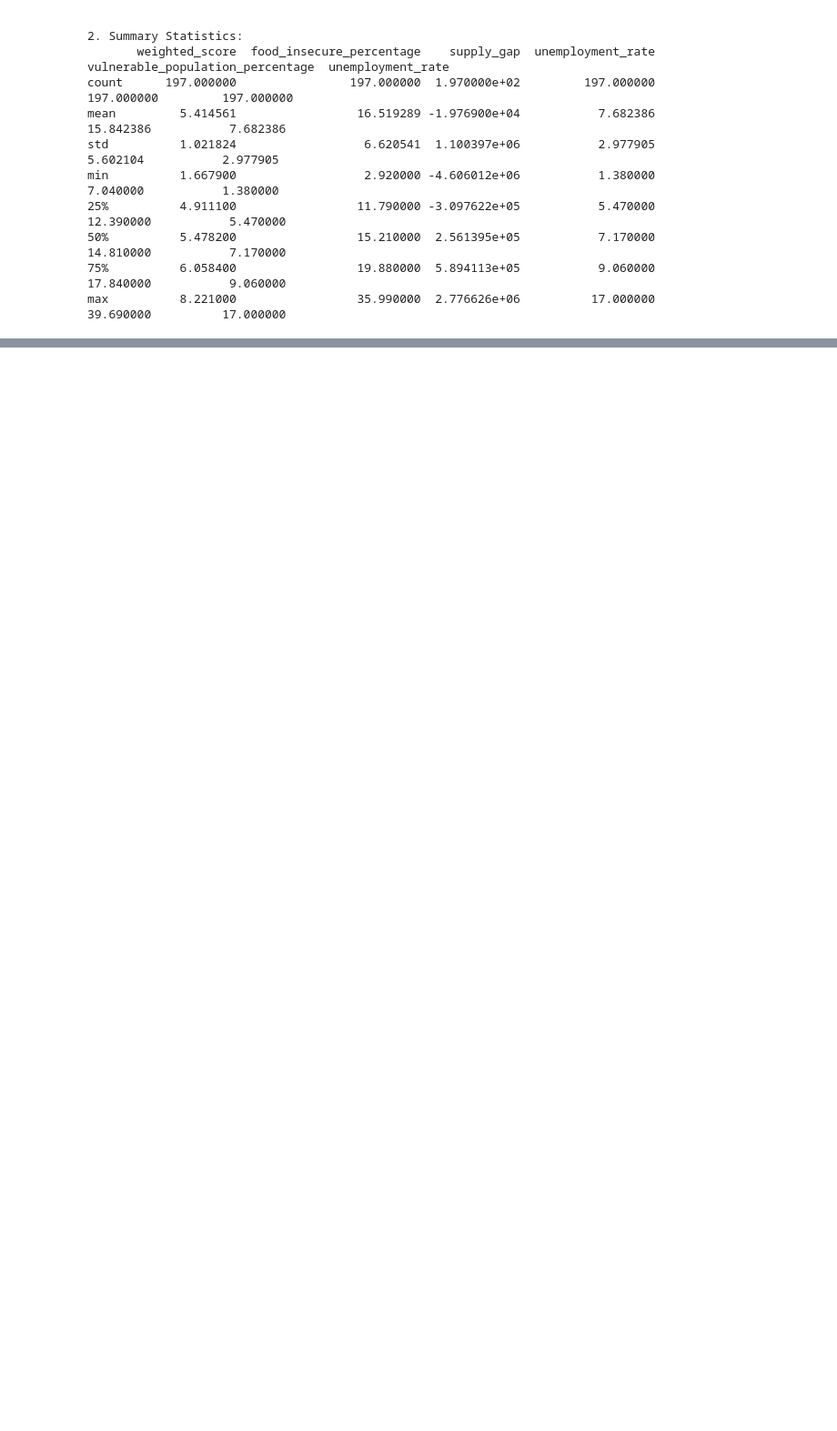
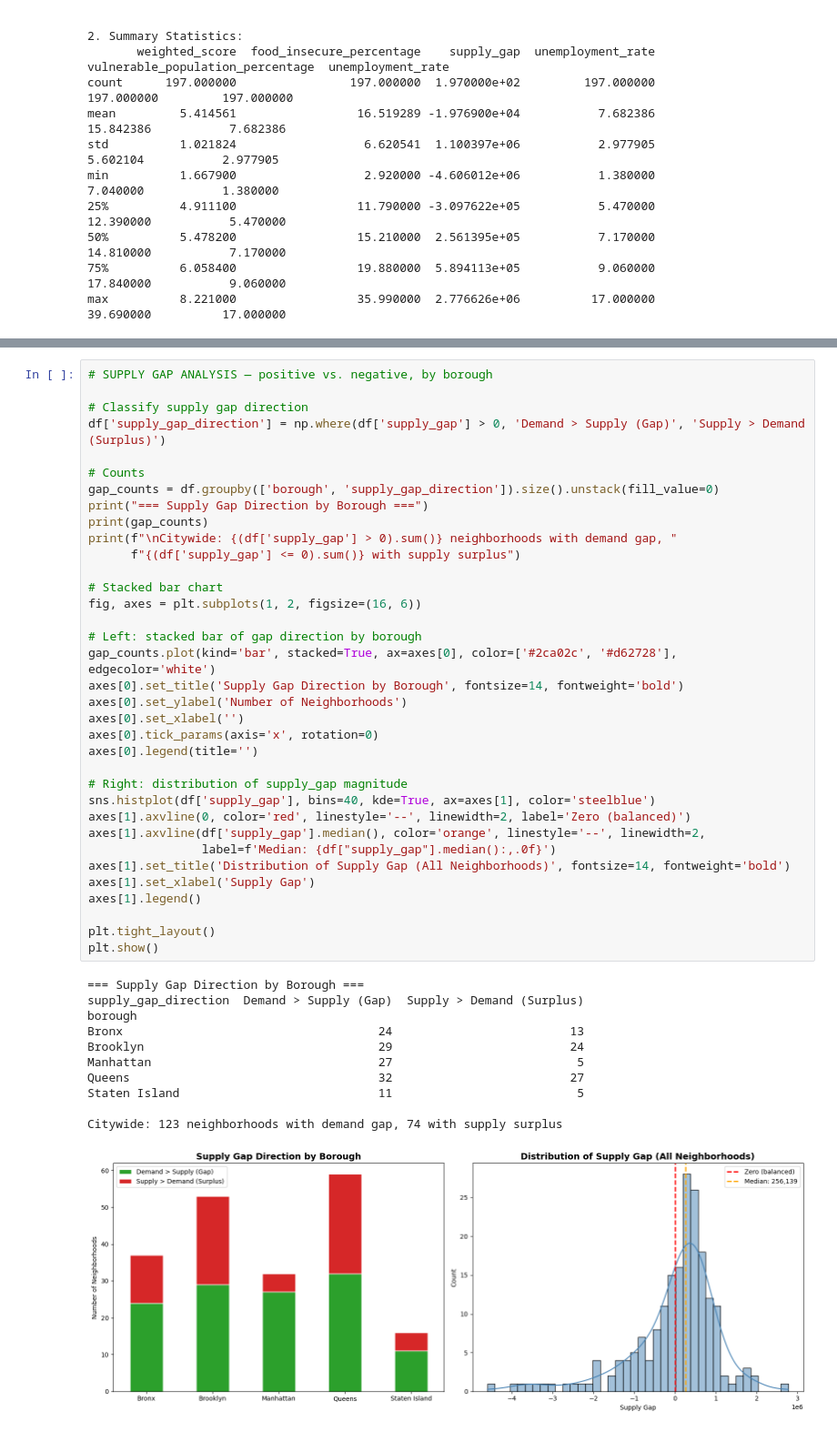
Before and after one commit to Angelk119/CID_Food_Access, a Jupyter notebook: python/notebooks/eda/neighborhood_prioritization_eda_ibrahima.ipynb, the cells around one changed output, grey strips where cells are left out. Shown at 91% size. Saved outputs shown, nothing was run; the diff lists cells and outputs as text; blank space fills up the shorter version.

Commit message:
eda for neighborhood dataset done

```diff
--- a/python/notebooks/eda/neighborhood_prioritization_eda_ibrahima.ipynb
+++ b/python/notebooks/eda/neighborhood_prioritization_eda_ibrahima.ipynb
@@ -244,0 +260,47 @@ max          8.221000                 35.990000  2.776626e+06          17.000000
+# %%
+# SUPPLY GAP ANALYSIS — positive vs. negative, by borough
+
+# Classify supply gap direction
+df['supply_gap_direction'] = np.where(df['supply_gap'] > 0, 'Demand > Supply (Gap)', 'Supply > Demand (Surplus)')
+
+# Counts
+gap_counts = df.groupby(['borough', 'supply_gap_direction']).size().unstack(fill_value=0)
+print("=== Supply Gap Direction by Borough ===")
+print(gap_counts)
+print(f"\nCitywide: {(df['supply_gap'] > 0).sum()} neighborhoods with demand gap, "
+      f"{(df['supply_gap'] <= 0).sum()} with supply surplus")
+
+# Stacked bar chart
+fig, axes = plt.subplots(1, 2, figsize=(16, 6))
+
+# Left: stacked bar of gap direction by borough
+gap_counts.plot(kind='bar', stacked=True, ax=axes[0], color=['#2ca02c', '#d62728'], edgecolor='white')
+axes[0].set_title('Supply Gap Direction by Borough', fontsize=14, fontweight='bold')
+axes[0].set_ylabel('Number of Neighborhoods')
+axes[0].set_xlabel('')
+axes[0].tick_params(axis='x', rotation=0)
+axes[0].legend(title='')
+
+# Right: distribution of supply_gap magnitude
+sns.histplot(df['supply_gap'], bins=40, kde=True, ax=axes[1], color='steelblue')
+axes[1].axvline(0, color='red', linestyle='--', linewidth=2, label='Zero (balanced)')
+axes[1].axvline(df['supply_gap'].median(), color='orange', linestyle='--', linewidth=2,
+                label=f'Median: {df["supply_gap"].median():,.0f}')
+axes[1].set_title('Distribution of Supply Gap (All Neighborhoods)', fontsize=14, fontweight='bold')
+axes[1].set_xlabel('Supply Gap')
+axes[1].legend()
+
+plt.tight_layout()
+plt.show()
+# %% [output]
+=== Supply Gap Direction by Borough ===
+supply_gap_direction  Demand > Supply (Gap)  Supply > Demand (Surplus)
+borough
+Bronx                                    24                         13
+Brooklyn                                 29                         24
+Manhattan                                27                          5
+Queens                                   32                         27
+Staten Island                            11                          5
+
+Citywide: 123 neighborhoods with demand gap, 74 with supply surplus
+[figure, added]
```
Also changed, not shown: parts of 11 cells of this notebook.
